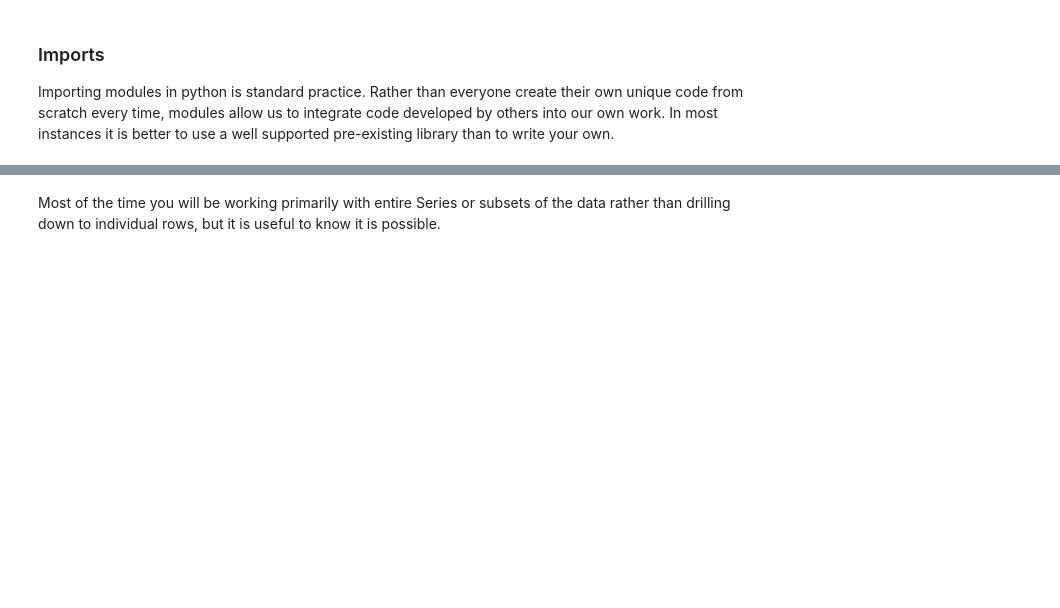
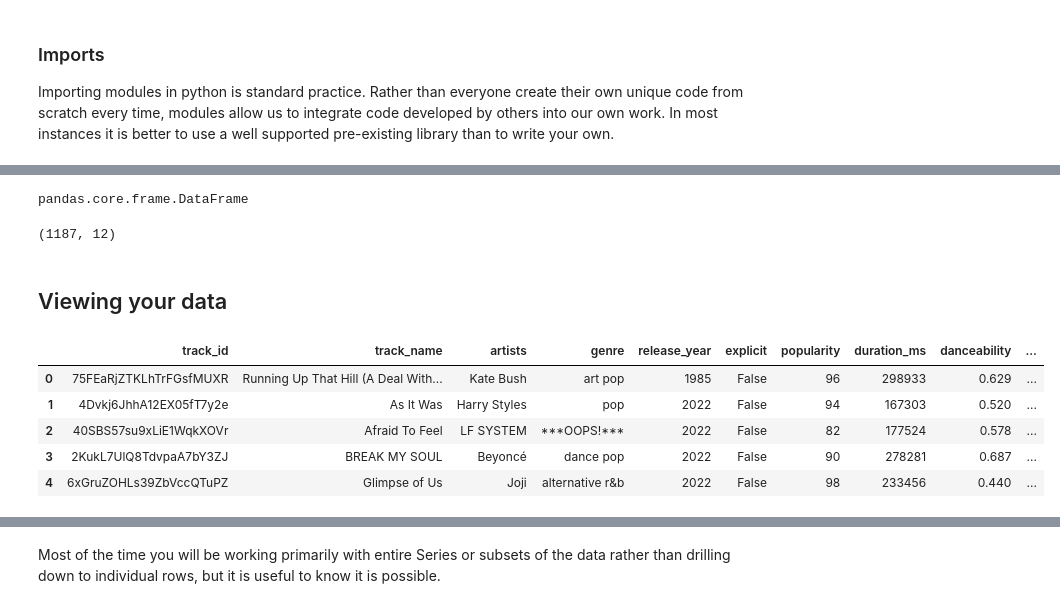
Before and after one commit to Minyall/sc207_materials, a Jupyter notebook: 4-5_pandas/3 - Data Exploration with Pandas-full.ipynb, the cells around one changed output, grey strips where cells are left out. Saved outputs shown, nothing was run; the diff lists cells and outputs as text; code cells hidden in the pictures; blank space fills up the shorter version.

```diff
--- a/4-5_pandas/3 - Data Exploration with Pandas-full.ipynb
+++ b/4-5_pandas/3 - Data Exploration with Pandas-full.ipynb
@@ -66,8 +51,28 @@ Whilst you're still learning it is best to just keep all relevant files in the s
 # %%
 filename = 'spotify_top_songs.csv'
 # %%
-# load your saved data as variable df, short for DataFrame
+# load your saved data as variable songs_df, df being short for DataFrame
 
-df = pd.read_csv(filename)
+songs_df = pd.read_csv(filename)
+type(songs_df)
+# %% [output]
+pandas.core.frame.DataFrame
+# %%
+# We can get a quick sense of the size of our dataset using .shape
+# (number of rows, numer of columns)
+
+songs_df.shape
+# %% [output]
+(1187, 12)
+# %% [markdown]
+## Viewing your data
 # %%
-df.head() # The Head of the dataframe is the top 5 rows
+# .head() shows us the top 5 rows
+songs_df.head()
+# %% [output]
+|  | track_id | track_name | artists | genre | release_year | explicit | popularity | duration_ms | danceability | ... |
+| 0 | 75FEaRjZTKLhTrFGsfMUXR | Running Up That Hill (A Deal With... | Kate Bush | art pop | 1985 | False | 96 | 298933 | 0.629 | ... |
+| 1 | 4Dvkj6JhhA12EX05fT7y2e | As It Was | Harry Styles | pop | 2022 | False | 94 | 167303 | 0.520 | ... |
+| 2 | 40SBS57su9xLiE1WqkXOVr | Afraid To Feel | LF SYSTEM | ***OOPS!*** | 2022 | False | 82 | 177524 | 0.578 | ... |
+| 3 | 2KukL7UlQ8TdvpaA7bY3ZJ | BREAK MY SOUL | Beyoncé | dance pop | 2022 | False | 90 | 278281 | 0.687 | ... |
+| 4 | 6xGruZOHLs39ZbVccQTuPZ | Glimpse of Us | Joji | alternative r&b | 2022 | False | 98 | 233456 | 0.440 | ... |
```
Also changed, not shown: parts of 29 cells of this notebook.
